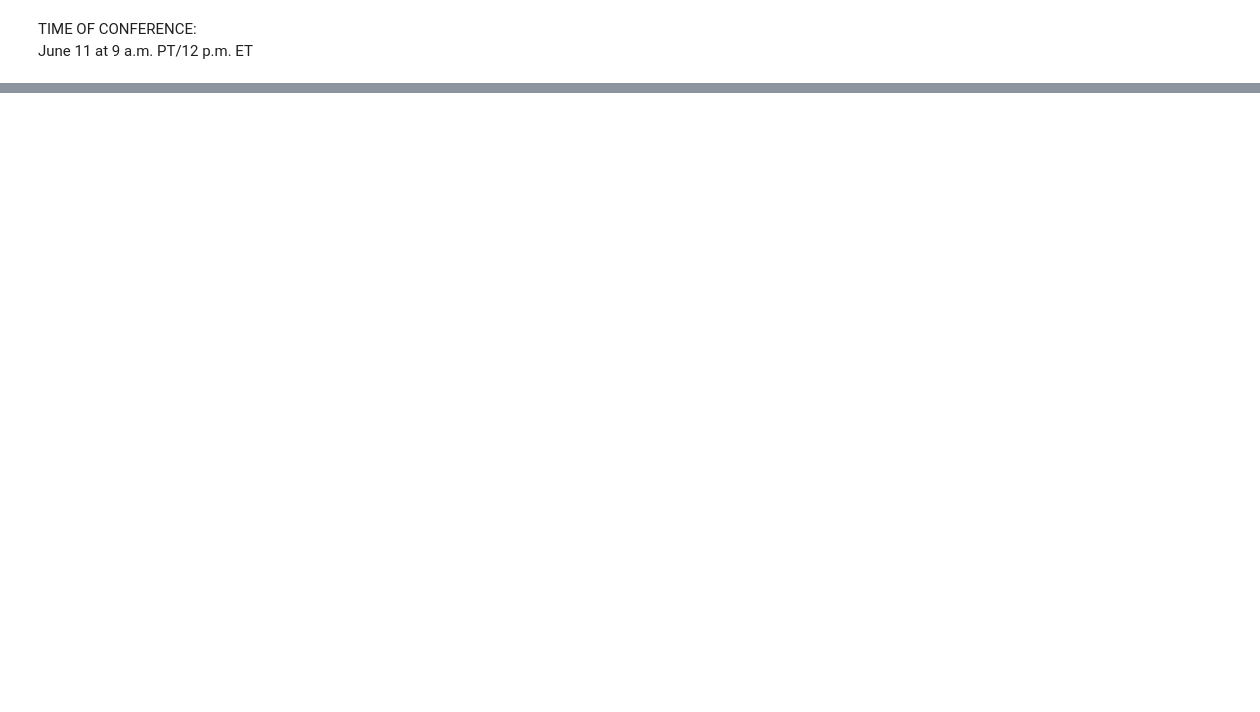
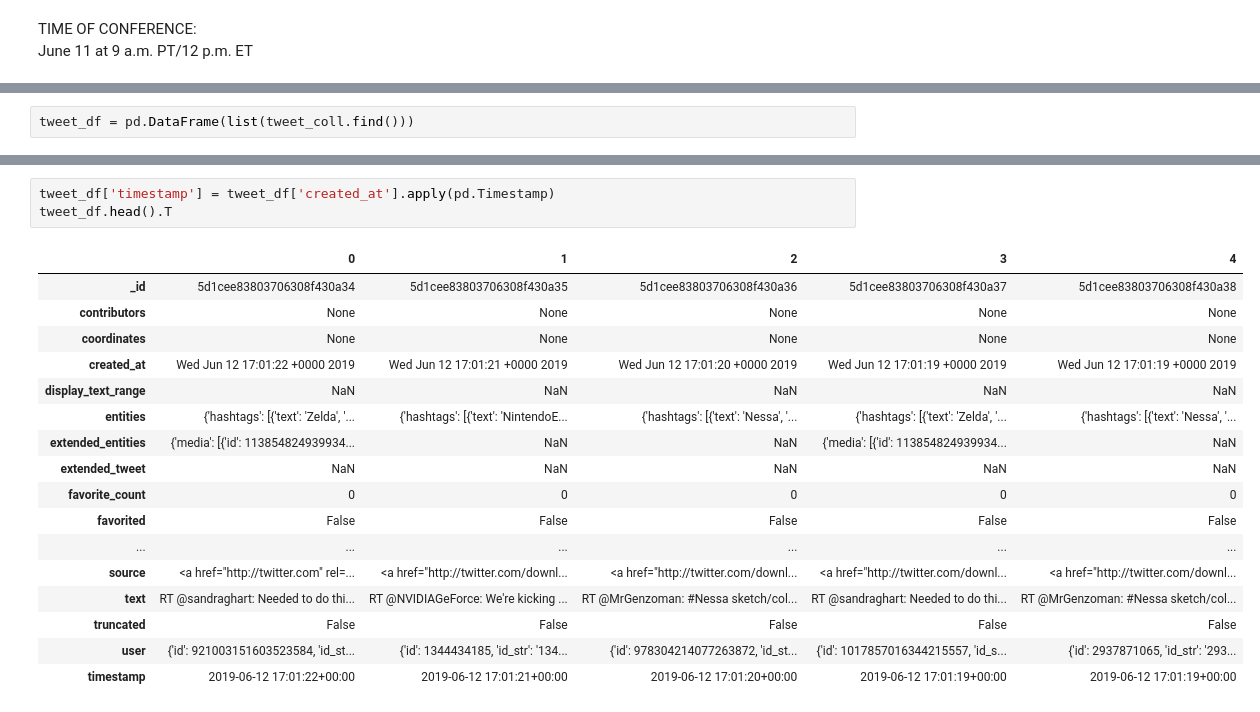
Before and after one commit to Laura-ShummonMaass/Nintendo_E3_Sentiment_Analysis, a Jupyter notebook: 30_day_twitter.ipynb, the cells around one changed output, grey strips where cells are left out. Drawn from its saved outputs; the diff is of its cells as text; blank space fills up the shorter version.

```diff
--- a/30_day_twitter.ipynb
+++ b/30_day_twitter.ipynb
@@ -73,0 +53,2 @@ first_100_tweets_results = first_100_tweets['results']
+# %%
+tweet_df = pd.DataFrame(list(tweet_coll.find()))
@@ -73,0 +64,21 @@ first_100_tweets_results = first_100_tweets['results']
+# %%
+tweet_df['timestamp'] = tweet_df['created_at'].apply(pd.Timestamp)
+tweet_df.head().T
+# %% [output]
+|  | 0 | 1 | 2 | 3 | 4 |
+| _id | 5d1cee83803706308f430a34 | 5d1cee83803706308f430a35 | 5d1cee83803706308f430a36 | 5d1cee83803706308f430a37 | 5d1cee83803706308f430a38 |
+| contributors | None | None | None | None | None |
+| coordinates | None | None | None | None | None |
+| created_at | Wed Jun 12 17:01:22 +0000 2019 | Wed Jun 12 17:01:21 +0000 2019 | Wed Jun 12 17:01:20 +0000 2019 | Wed Jun 12 17:01:19 +0000 2019 | Wed Jun 12 17:01:19 +0000 2019 |
+| display_text_range | NaN | NaN | NaN | NaN | NaN |
+| entities | {'hashtags': [{'text': 'Zelda', '... | {'hashtags': [{'text': 'NintendoE... | {'hashtags': [{'text': 'Nessa', '... | {'hashtags': [{'text': 'Zelda', '... | {'hashtags': [{'text': 'Nessa', '... |
+| extended_entities | {'media': [{'id': 113854824939934... | NaN | NaN | {'media': [{'id': 113854824939934... | NaN |
+| extended_tweet | NaN | NaN | NaN | NaN | NaN |
+| favorite_count | 0 | 0 | 0 | 0 | 0 |
+| favorited | False | False | False | False | False |
+| ... | ... | ... | ... | ... | ... |
+| source | <a href="http://twitter.com" rel=... | <a href="http://twitter.com/downl... | <a href="http://twitter.com/downl... | <a href="http://twitter.com/downl... | <a href="http://twitter.com/downl... |
+| text | RT @sandraghart: Needed to do thi... | RT @NVIDIAGeForce: We're kicking ... | RT @MrGenzoman: #Nessa sketch/col... | RT @sandraghart: Needed to do thi... | RT @MrGenzoman: #Nessa sketch/col... |
+| truncated | False | False | False | False | False |
+| user | {'id': 921003151603523584, 'id_st... | {'id': 1344434185, 'id_str': '134... | {'id': 978304214077263872, 'id_st... | {'id': 1017857016344215557, 'id_s... | {'id': 2937871065, 'id_str': '293... |
+| timestamp | 2019-06-12 17:01:22+00:00 | 2019-06-12 17:01:21+00:00 | 2019-06-12 17:01:20+00:00 | 2019-06-12 17:01:19+00:00 | 2019-06-12 17:01:19+00:00 |
```
Also changed, not shown: parts of 16 cells of this notebook, 1 other file.
